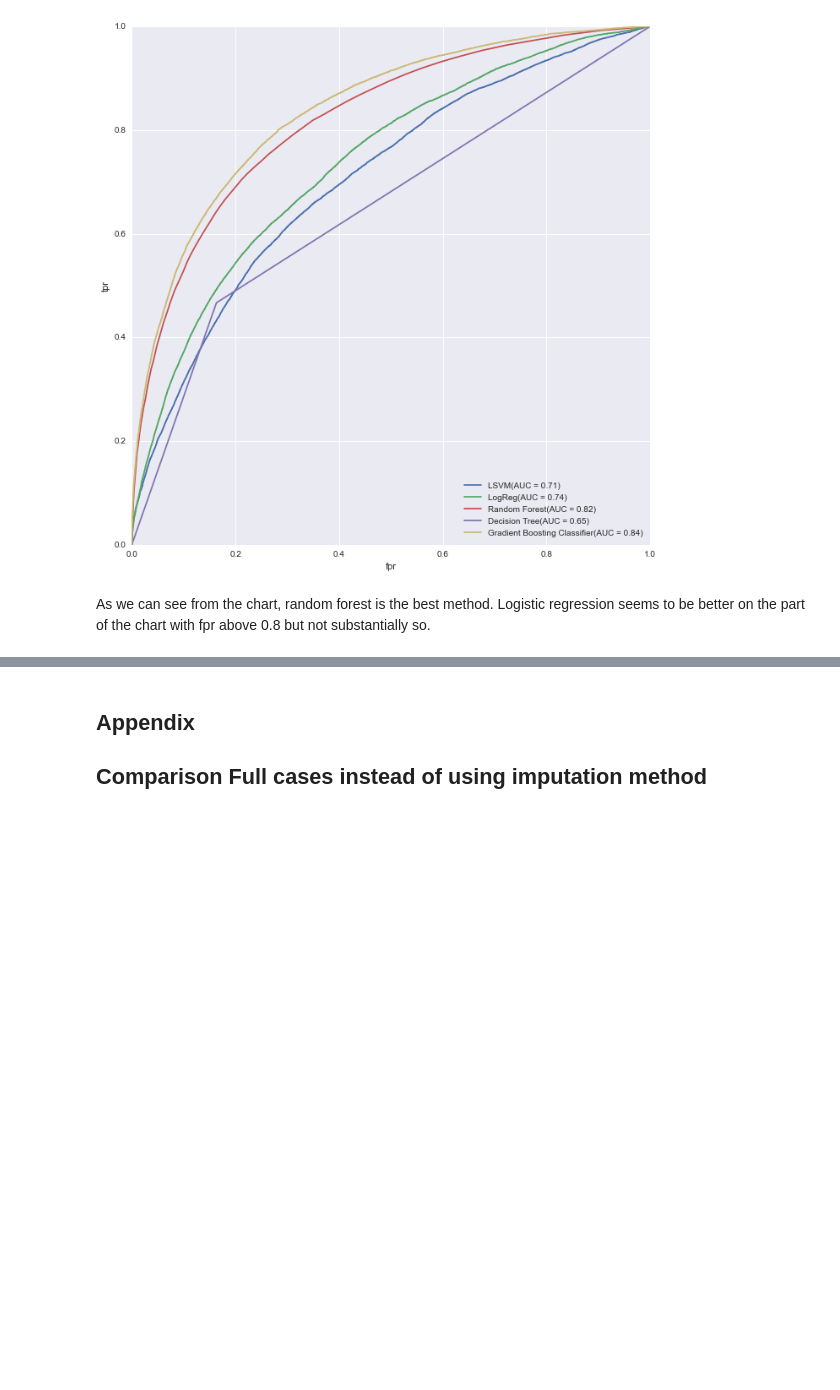
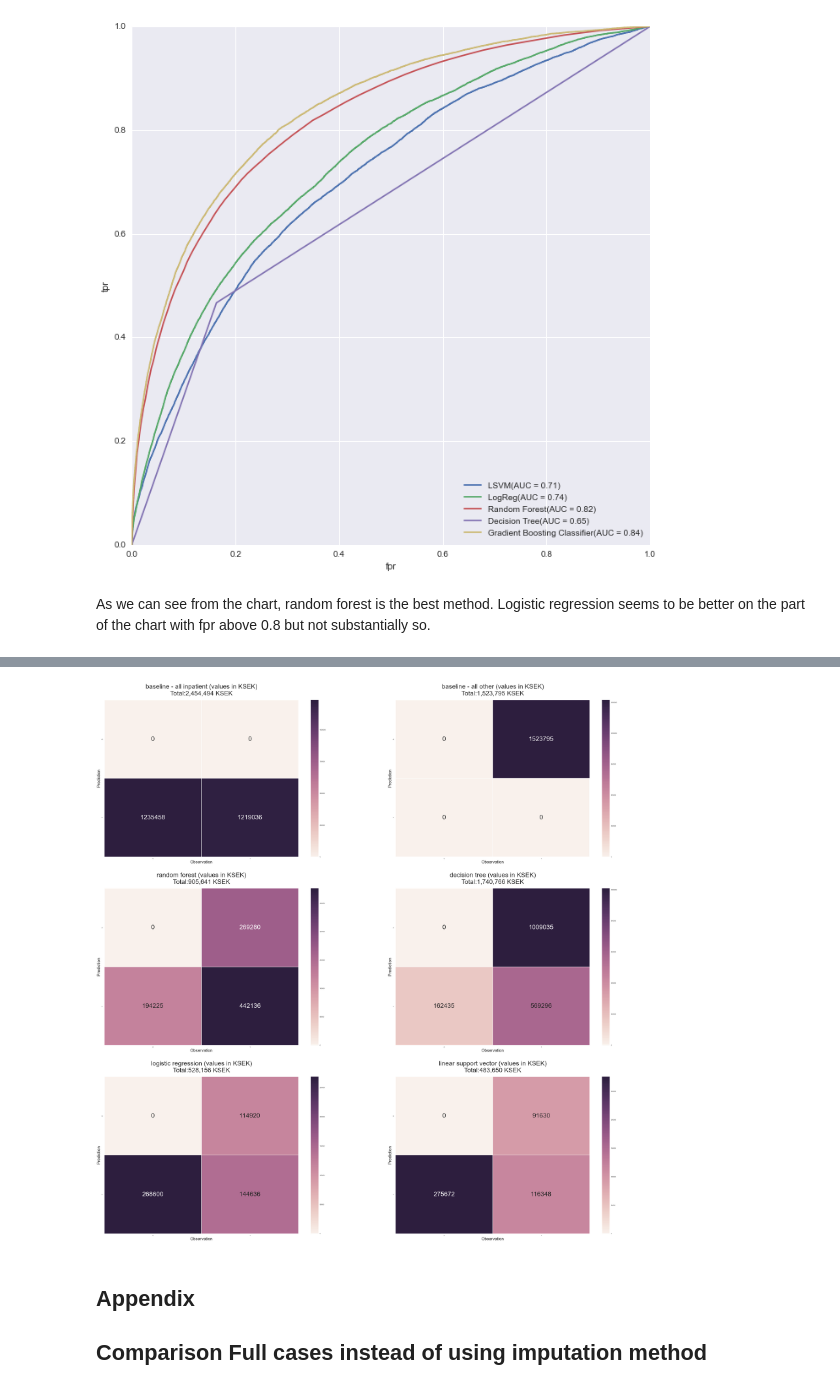
Before and after one commit to solomatov/cs109-project, a Jupyter notebook: ER.ipynb, the cells around one changed output, grey strips where cells are left out. Drawn from its saved outputs; the diff is of its cells as text; code cells hidden in the pictures; blank space fills up the shorter version.

Commit message:
cost matrix final plots

```diff
--- a/ER.ipynb
+++ b/ER.ipynb
@@ -1309,3 +1145,64 @@ plt.show()
+# %%
+### Intial cost matrix calculations
+# http://users.dsic.upv.es/~flip/papers/Cost-ROC-Multidimensiona7.pdf
+# http://blog.yhathq.com/posts/predicting-customer-churn-with-sklearn.html
+
+modelresultlist= []
+
+carr_baseline_allI = np.array([[0,  0],
+                   [len(yI)-sum(yI),  sum(yI)]])
+cost_baseline_allI,totsek = modeltfcost(carr_baseline_allI)
+modelresultlist.append({'model' : 'baseline - all inpatient', 'confusion matrix' : carr_baseline_allI ,
+                        'cost matrix' : cost_baseline_allI, 'totSEK':totsek})
+
+carr_baseline_allO = np.array([[sum(yO),  len(yO)-sum(yO)],
+                   [0,  0]])
+cost_baseline_allO,totsek = modeltfcost(carr_baseline_allO)
+modelresultlist.append({'model' : 'baseline - all other', 'confusion matrix' : carr_baseline_allO ,
+                        'cost matrix' : cost_baseline_allO, 'totSEK':totsek})
+
+carr_rf = confusion_matrix(yI,y_pred_rf)
+cost_rf,totsek = modeltfcost(carr_rf)
+modelresultlist.append({'model' : 'random forest', 'confusion matrix' : carr_rf ,
+                        'cost matrix' : cost_rf, 'totSEK':totsek})
+
+carr_decision_tree = confusion_matrix(yI,y_pred_decision_tree)
+cost_decision_tree,totsek = modeltfcost(carr_decision_tree)
+modelresultlist.append({'model' : 'decision tree', 'confusion matrix' : carr_decision_tree ,
+                        'cost matrix' : cost_decision_tree, 'totSEK':totsek})
+
+carr_log_reg = confusion_matrix(yI,y_pred_log_reg)
+cost_log_reg,totsek = modeltfcost(carr_log_reg)
+modelresultlist.append({'model' : 'logistic regression', 'confusion matrix' : carr_log_reg ,
+                        'cost matrix' : cost_log_reg, 'totSEK':totsek})
+
+carr_lsvm_c = confusion_matrix(yI,y_pred_lsvm_c)
+cost_lsvm_c,totsek = modeltfcost(carr_lsvm_c)
+modelresultlist.append({'model' : 'linear support vector', 'confusion matrix' : carr_lsvm_c,
+                        'cost matrix' : cost_lsvm_c, 'totSEK':totsek})
+
+
+# plot cost matrix
+
+fig_cont , ax_cont = plt.subplots(3,2,figsize=(60,60))
+for i in xrange(3):
+        for j in xrange(2):
+                plotNo = i * 2 + j
+                currModel =  modelresultlist[plotNo]
+                ax = curr_axis = ax_cont[i,j]
+                sns.heatmap(currModel['cost matrix'],annot=True,annot_kws={"size": 40},fmt='d',linewidths=0.85,ax=curr_axis)
+                curr_axis.set_title(currModel['model'] + ' (values in KSEK)\nTotal:' + '{0:,}'.format(
+                    currModel['totSEK'] )+
+                                    ' KSEK', fontsize=40,y=1.025)
+                curr_axis.set_ylabel('Prediction', fontsize=26)
+                curr_axis.set_xlabel('Observation', fontsize=26)
+
+                curr_axis.set_xticks([0.5,1.5], ['Other','Inpatient'])
+                curr_axis.set_yticks([0.5,1.5], ['Inpatient','Other'])
+fig.tight_layout()
+plt.show()
+# %% [output]
+[figure, added]
 # %% [markdown]
 ## Appendix
 
```
Also changed, not shown: parts of 1 cell of this notebook.
